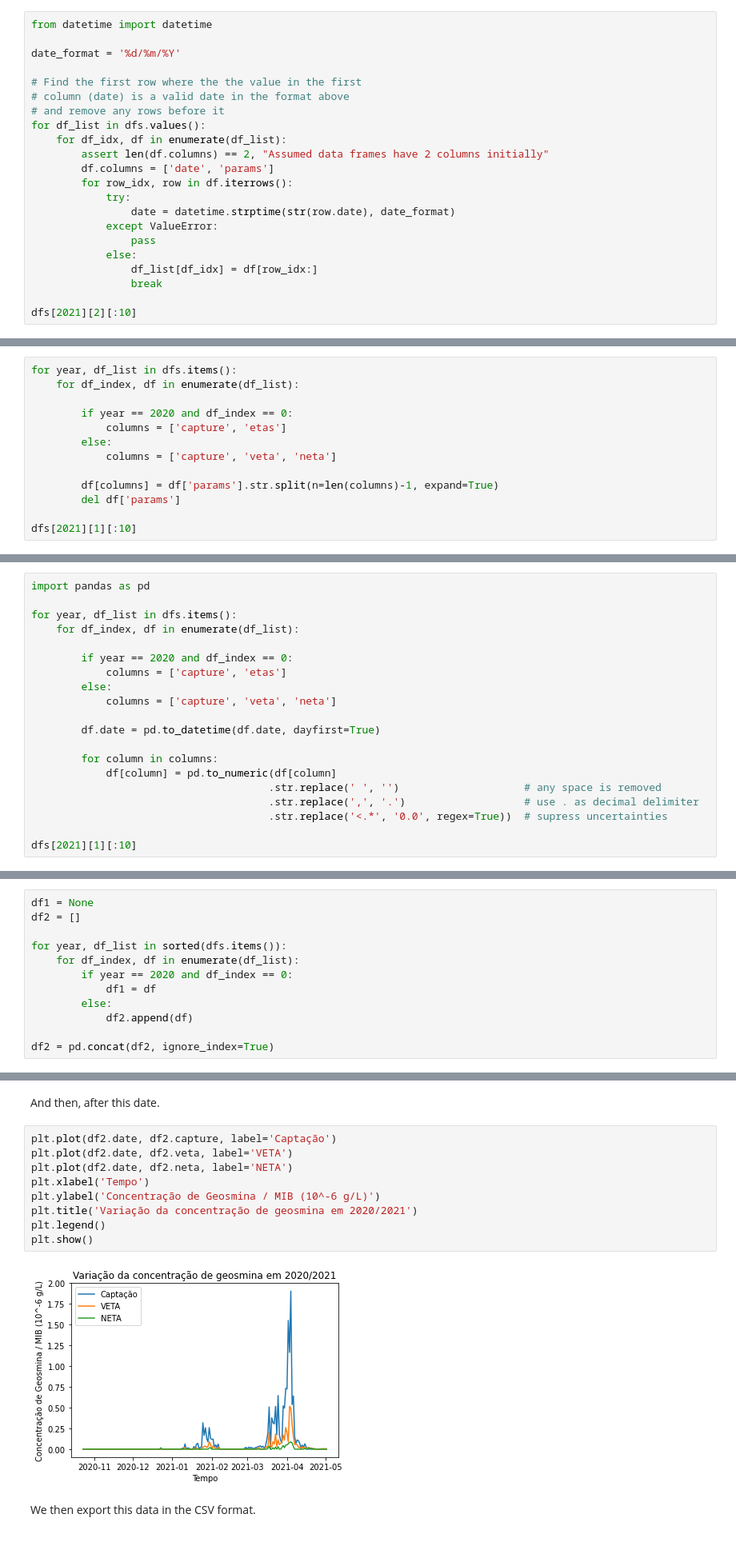
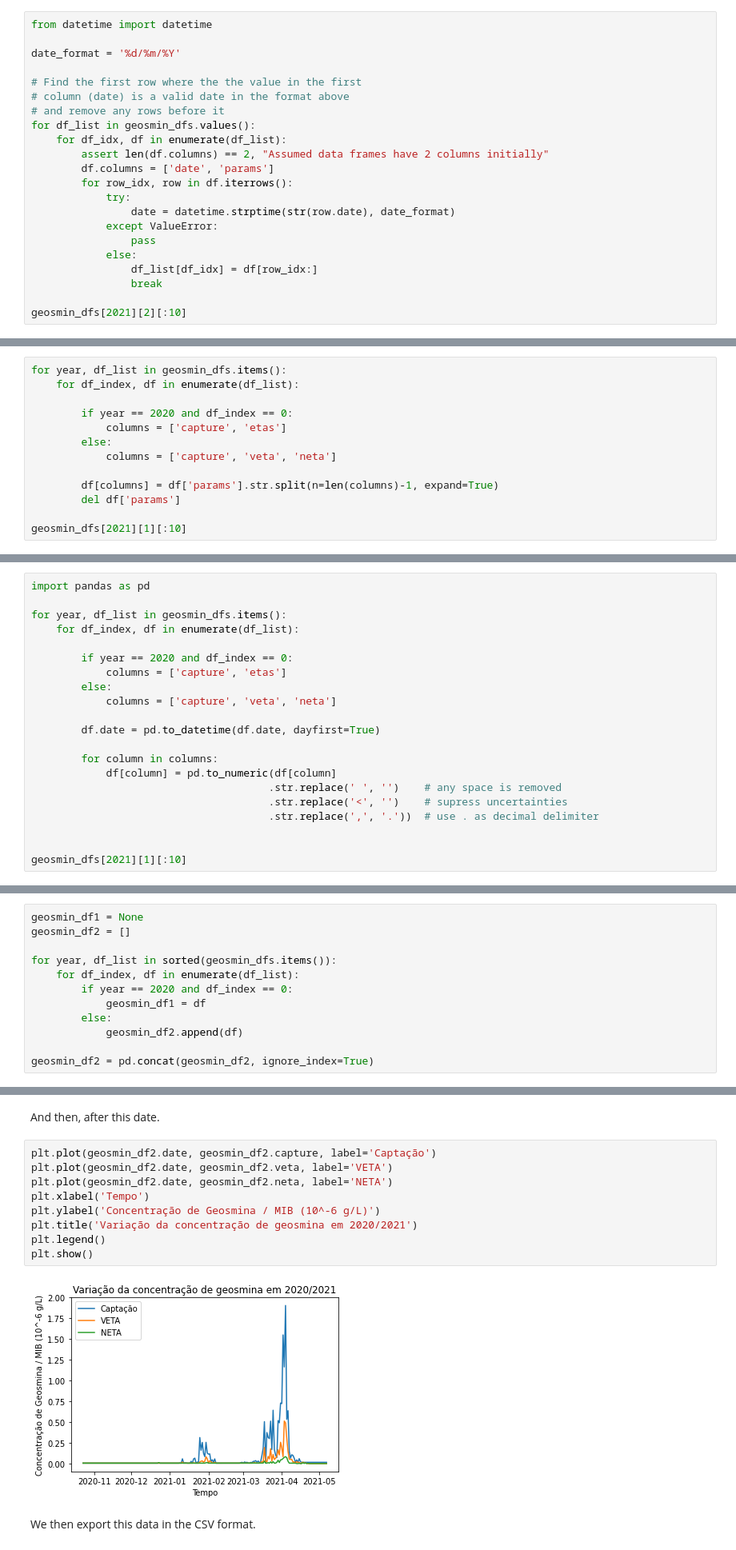
Before and after one commit to guidanoli/inf1032, a Jupyter notebook: cedae.ipynb, the cells around one changed output, grey strips where cells are left out. Shown at 80% size. Saved outputs shown, nothing was run; the diff lists cells and outputs as text.

```diff
--- a/cedae.ipynb
+++ b/cedae.ipynb
@@ -113,7 +122,7 @@ date_format = '%d/%m/%Y'
 # Find the first row where the the value in the first
 # column (date) is a valid date in the format above
 # and remove any rows before it
-for df_list in dfs.values():
+for df_list in geosmin_dfs.values():
     for df_idx, df in enumerate(df_list):
         assert len(df.columns) == 2, "Assumed data frames have 2 columns initially"
         df.columns = ['date', 'params']
@@ -126,7 +135,7 @@ for df_list in dfs.values():
                 df_list[df_idx] = df[row_idx:]
                 break
 
-dfs[2021][2][:10]
+geosmin_dfs[2021][2][:10]
 # %% [output]
 |  | date | params |
 | 7 | 28/03/2021 | 0,077 0,092 0,020 |
@@ -142,7 +151,7 @@ dfs[2021][2][:10]
 # %% [markdown]
 Then, we split the "params" column into "capture", "veta" and "neta" for measurements after 18/03/2020, and into "capture", "etas" before this date.
 # %%
-for year, df_list in dfs.items():
+for year, df_list in geosmin_dfs.items():
     for df_index, df in enumerate(df_list):
 
         if year == 2020 and df_index == 0:
@@ -153,7 +162,7 @@ for year, df_list in dfs.items():
         df[columns] = df['params'].str.split(n=len(columns)-1, expand=True)
         del df['params']
 
-dfs[2021][1][:10]
+geosmin_dfs[2021][1][:10]
 # %% [output]
 |  | date | capture | veta | neta |
 | 7 | 13/02/2021 | <0,010 | <0,010 | <0,010 |
@@ -173,7 +182,7 @@ We see that values lower than 0.010 micrograms per liter are supressed. In order
 # %%
 import pandas as pd
 
-for year, df_list in dfs.items():
+for year, df_list in geosmin_dfs.items():
     for df_index, df in enumerate(df_list):
 
         if year == 2020 and df_index == 0:
@@ -185,10 +194,11 @@ for year, df_list in dfs.items():
 
         for column in columns:
             df[column] = pd.to_numeric(df[column]
-                                      .str.replace(' ', '')                    # any space is removed
-                                      .str.replace(',', '.')                   # use . as decimal delimiter
-                                      .str.replace('<.*', '0.0', regex=True))  # supress uncertainties
+                                      .str.replace(' ', '')    # any space is removed
+                                      .str.replace('<', '')    # supress uncertainties
+                                      .str.replace(',', '.'))  # use . as decimal delimiter
 
-dfs[2021][1][:10]
+
+geosmin_dfs[2021][1][:10]
 # %% [output]
 |  | date | capture | veta | neta |
@@ -205,17 +215,17 @@ dfs[2021][1][:10]
 # %% [markdown]
 We then concatenate the data frames with same columns.
 # %%
-df1 = None
-df2 = []
+geosmin_df1 = None
+geosmin_df2 = []
 
-for year, df_list in sorted(dfs.items()):
+for year, df_list in sorted(geosmin_dfs.items()):
     for df_index, df in enumerate(df_list):
         if year == 2020 and df_index == 0:
-            df1 = df
+            geosmin_df1 = df
         else:
-            df2.append(df)
+            geosmin_df2.append(df)
 
-df2 = pd.concat(df2, ignore_index=True)
+geosmin_df2 = pd.concat(geosmin_df2, ignore_index=True)
 # %% [markdown]
 Now that the data is nicely formatted, we can plot them with `matplotlib`
 # %%
@@ -235,16 +245,16 @@ plt.show()
 # %% [markdown]
 And then, after this date.
 # %%
-plt.plot(df2.date, df2.capture, label='Captação')
-plt.plot(df2.date, df2.veta, label='VETA')
-plt.plot(df2.date, df2.neta, label='NETA')
+plt.plot(geosmin_df2.date, geosmin_df2.capture, label='Captação')
+plt.plot(geosmin_df2.date, geosmin_df2.veta, label='VETA')
+plt.plot(geosmin_df2.date, geosmin_df2.neta, label='NETA')
 plt.xlabel('Tempo')
 plt.ylabel('Concentração de Geosmina / MIB (10^-6 g/L)')
 plt.title('Variação da concentração de geosmina em 2020/2021')
 plt.legend()
 plt.show()
 # %% [output]
-[figure, old version]
+[figure, new version]
 # %% [markdown]
 We then export this data in the CSV format.
 # %%
```
Also changed, not shown: parts of 28 cells of this notebook, 3 other files.
